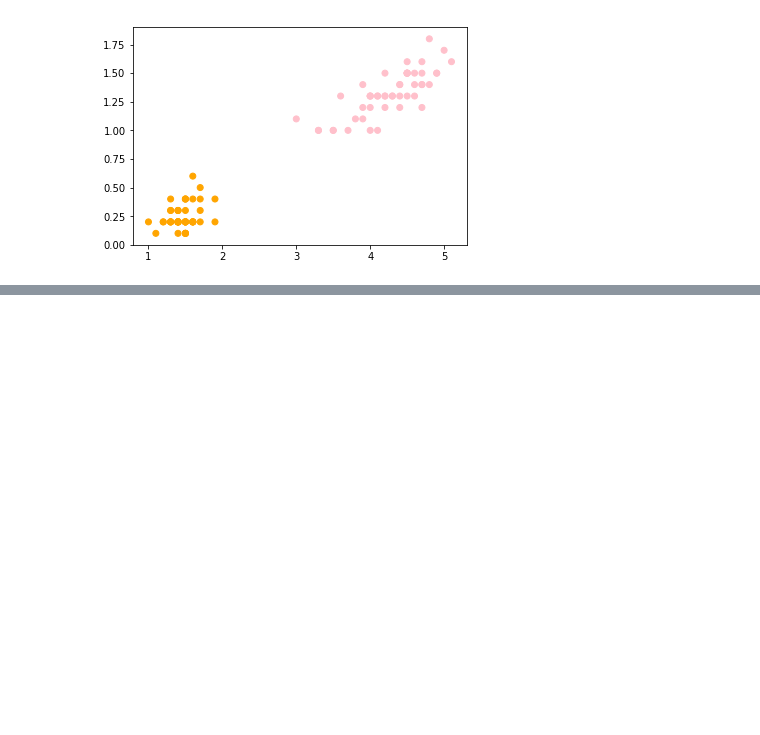
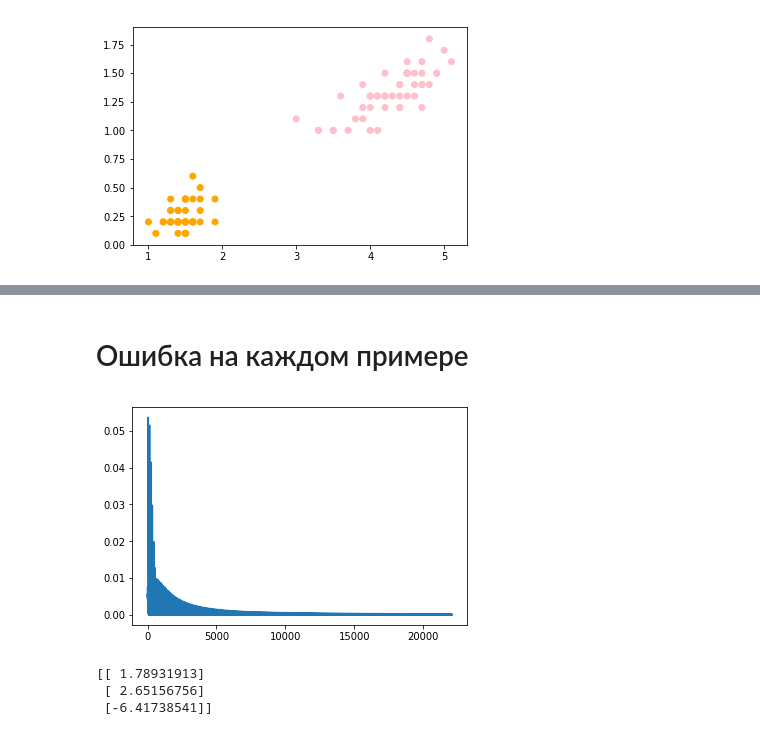
Before and after one commit to Quetalas/Machine-Learning, a Jupyter notebook: Однослойный Перцептрон Розенблатта По Правилу Обучения Хоффа.ipynb, the cells around one changed output, grey strips where cells are left out. Cells and saved outputs as stored; diff of their text form; code cells hidden in the pictures; blank space fills up the shorter version.

```diff
--- a/Однослойный Перцептрон Розенблатта По Правилу Обучения Хоффа.ipynb
+++ b/Однослойный Перцептрон Розенблатта По Правилу Обучения Хоффа.ipynb
@@ -64,0 +76,37 @@ plt.show()
+# %%
+def step_by_step_errors(n, X, y, max_steps=1e6, eps = 0.001):
+    """
+    Последовательно обучает нейрон
+    :params n: Нейрон
+    """
+    i = 0
+
+    while i < max_steps:
+        i += 1
+        err_sum = 0
+        for example, answer in zip(X, y):
+            example = np.array([example])
+            answer = np.array([answer])
+            z, error = n.fit(example, answer,eta=0.1, bunch_size=1, num_epochs=1)
+            err_sum += error
+            yield error
+        if err_sum < eps:
+            break
+# %% [markdown]
+# Ошибка на каждом примере
+# %%
+%matplotlib inline
+n = Neuron(2)
+errors = []
+for err in step_by_step_errors(n, X, y):
+    errors.append(err)
+plt.plot(errors)
+plt.show()
+# %% [output]
+[figure, added]
+# %%
+print(n._w)
+# %% [output]
+[[ 1.78931913]
+ [ 2.65156756]
+ [-6.41738541]]
```
Also changed, not shown: parts of 12 cells of this notebook, 7 other files.
